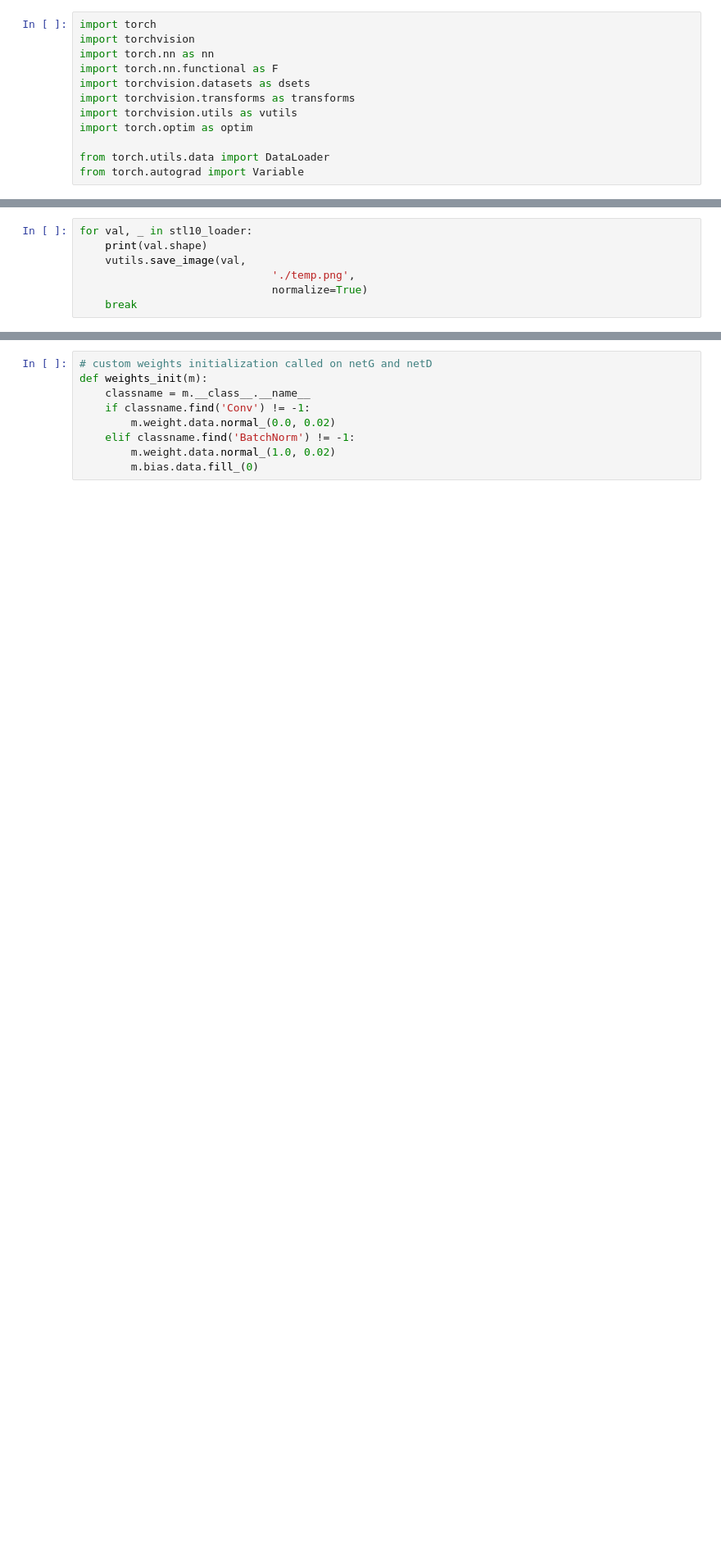
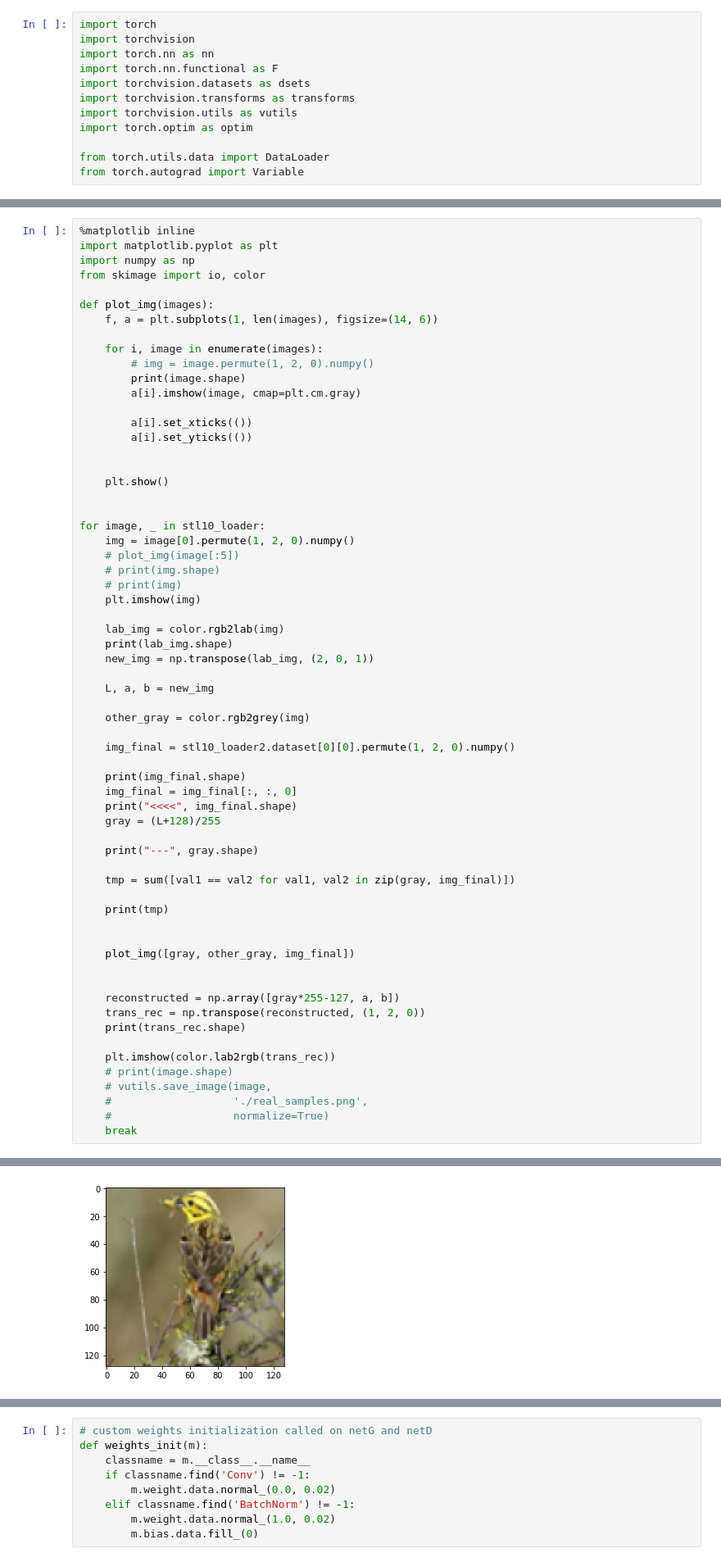
Before and after one commit to CheshireCat12/Deep_learning_challenges, a Jupyter notebook: GAN.ipynb, the cells around one changed output, grey strips where cells are left out. Shown at 82% size. Drawn from its saved outputs; the diff is of its cells as text; blank space fills up the shorter version.

```diff
--- a/GAN.ipynb
+++ b/GAN.ipynb
@@ -61,7 +114,0 @@ Dataset STL10
-# %%
-for val, _ in stl10_loader:
-    print(val.shape)
-    vutils.save_image(val,
-                              './temp.png',
-                              normalize=True)
-    break
@@ -69,0 +115,64 @@ torch.Size([128, 3, 64, 64])
+# %%
+%matplotlib inline
+import matplotlib.pyplot as plt
+import numpy as np
+from skimage import io, color
+
+def plot_img(images):
+    f, a = plt.subplots(1, len(images), figsize=(14, 6))
+
+    for i, image in enumerate(images):
+        # img = image.permute(1, 2, 0).numpy()
+        print(image.shape)
+        a[i].imshow(image, cmap=plt.cm.gray)
+
+        a[i].set_xticks(())
+        a[i].set_yticks(())
+
+
+    plt.show()
+
+
+for image, _ in stl10_loader:
+    img = image[0].permute(1, 2, 0).numpy()
+    # plot_img(image[:5])
+    # print(img.shape)
+    # print(img)
+    plt.imshow(img)
+
+    lab_img = color.rgb2lab(img)
+    print(lab_img.shape)
+    new_img = np.transpose(lab_img, (2, 0, 1))
+
+    L, a, b = new_img
+
+    other_gray = color.rgb2grey(img)
+
+    img_final = stl10_loader2.dataset[0][0].permute(1, 2, 0).numpy()
+
+    print(img_final.shape)
+    img_final = img_final[:, :, 0]
+    print("<<<<", img_final.shape)
+    gray = (L+128)/255
+
+    print("---", gray.shape)
+
+    tmp = sum([val1 == val2 for val1, val2 in zip(gray, img_final)])
+
+    print(tmp)
+
+
+    plot_img([gray, other_gray, img_final])
+
+
+    reconstructed = np.array([gray*255-127, a, b])
+    trans_rec = np.transpose(reconstructed, (1, 2, 0))
+    print(trans_rec.shape)
+
+    plt.imshow(color.lab2rgb(trans_rec))
+    # print(image.shape)
+    # vutils.save_image(image,
+    #                   './real_samples.png',
+    #                   normalize=True)
+    break
+# %% [output]
@@ -70,3 +181,4 @@ torch.Size([128, 3, 64, 64])
+[figure, added]
 # %%
 # Generator model
 
```
Also changed, not shown: parts of 13 cells of this notebook.
